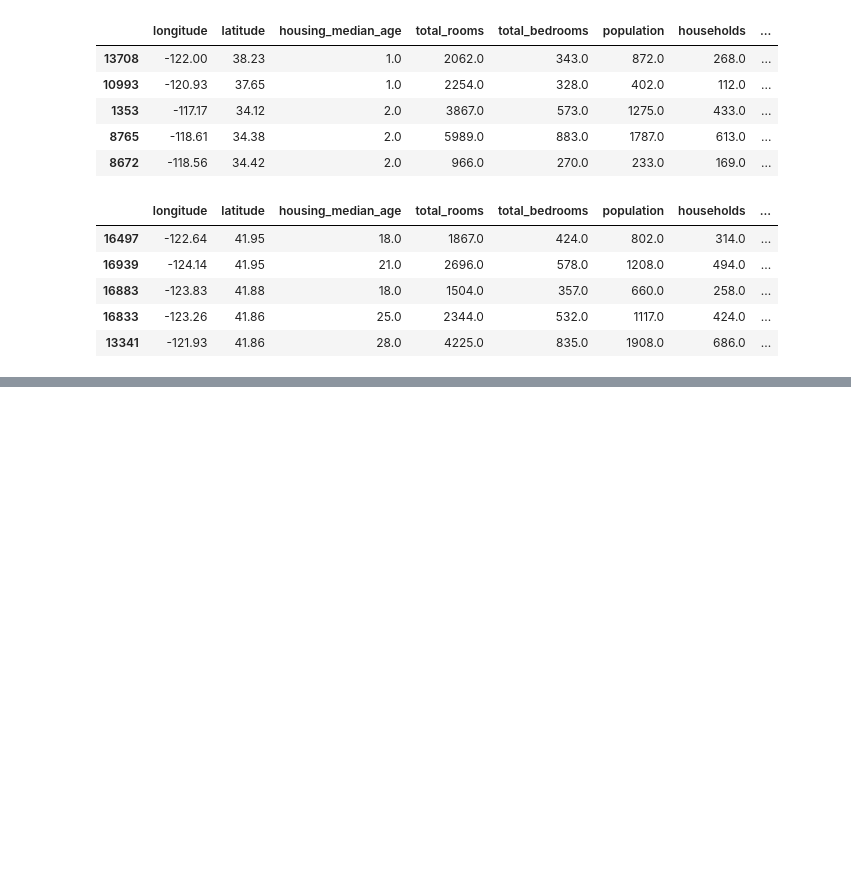
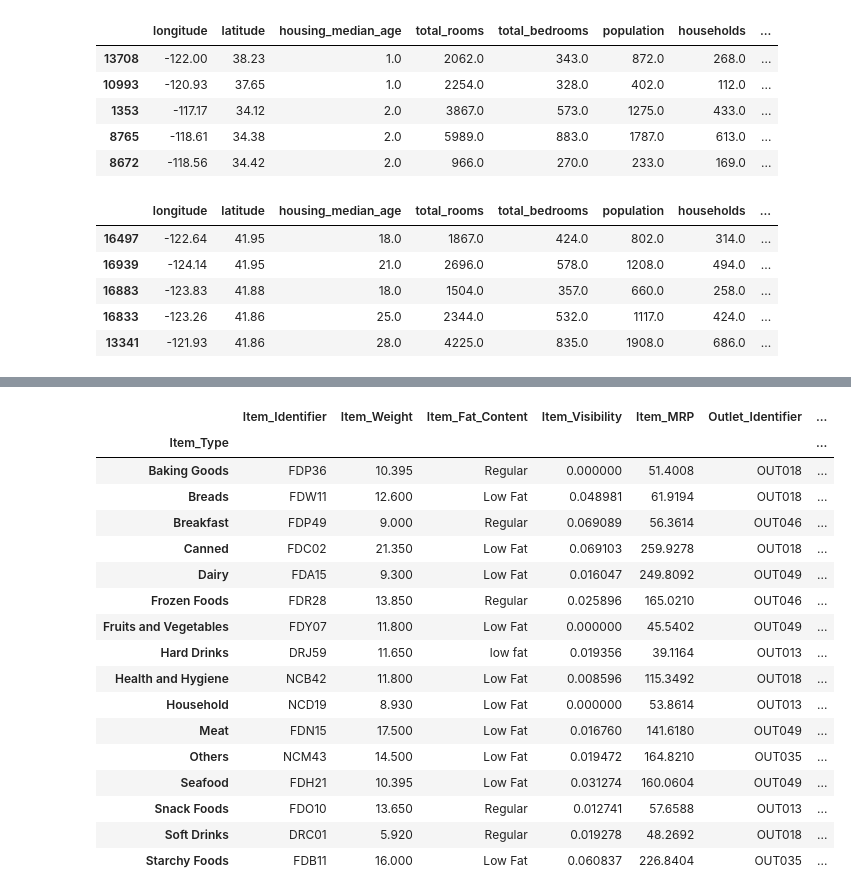
Before and after one commit to habibur-rahman-swe/WorldCupDatabase, a Jupyter notebook: Data_Manipulation.ipynb, the cells around one changed output, grey strips where cells are left out. Saved outputs shown, nothing was run; the diff lists cells and outputs as text; code cells hidden in the pictures; blank space fills up the shorter version.

```diff
--- a/Data_Manipulation.ipynb
+++ b/Data_Manipulation.ipynb
@@ -96,0 +251,2 @@ df.head()
+# %%
+df = pd.read_csv("/content/sample_data/bigmart_data.csv")
@@ -96,0 +275,2 @@ df.head()
+# %%
+df.dropna(inplace=True)
@@ -96,0 +299,2 @@ df.head()
+# %%
+df.reset_index(drop=True, inplace=True)
@@ -96,0 +323,23 @@ df.head()
+# %%
+price_by_item = df.groupby('Item_Type')
+# %%
+price_by_item.first()
+# %% [output]
+|  | Item_Identifier | Item_Weight | Item_Fat_Content | Item_Visibility | Item_MRP | Outlet_Identifier | ... |
+| Item_Type |  |  |  |  |  |  | ... |
+| Baking Goods | FDP36 | 10.395 | Regular | 0.000000 | 51.4008 | OUT018 | ... |
+| Breads | FDW11 | 12.600 | Low Fat | 0.048981 | 61.9194 | OUT018 | ... |
+| Breakfast | FDP49 | 9.000 | Regular | 0.069089 | 56.3614 | OUT046 | ... |
+| Canned | FDC02 | 21.350 | Low Fat | 0.069103 | 259.9278 | OUT018 | ... |
+| Dairy | FDA15 | 9.300 | Low Fat | 0.016047 | 249.8092 | OUT049 | ... |
+| Frozen Foods | FDR28 | 13.850 | Regular | 0.025896 | 165.0210 | OUT046 | ... |
+| Fruits and Vegetables | FDY07 | 11.800 | Low Fat | 0.000000 | 45.5402 | OUT049 | ... |
+| Hard Drinks | DRJ59 | 11.650 | low fat | 0.019356 | 39.1164 | OUT013 | ... |
+| Health and Hygiene | NCB42 | 11.800 | Low Fat | 0.008596 | 115.3492 | OUT018 | ... |
+| Household | NCD19 | 8.930 | Low Fat | 0.000000 | 53.8614 | OUT013 | ... |
+| Meat | FDN15 | 17.500 | Low Fat | 0.016760 | 141.6180 | OUT049 | ... |
+| Others | NCM43 | 14.500 | Low Fat | 0.019472 | 164.8210 | OUT035 | ... |
+| Seafood | FDH21 | 10.395 | Low Fat | 0.031274 | 160.0604 | OUT049 | ... |
+| Snack Foods | FDO10 | 13.650 | Regular | 0.012741 | 57.6588 | OUT013 | ... |
+| Soft Drinks | DRC01 | 5.920 | Regular | 0.019278 | 48.2692 | OUT018 | ... |
+| Starchy Foods | FDB11 | 16.000 | Low Fat | 0.060837 | 226.8404 | OUT035 | ... |
```
Also changed, not shown: parts of 19 cells of this notebook.
